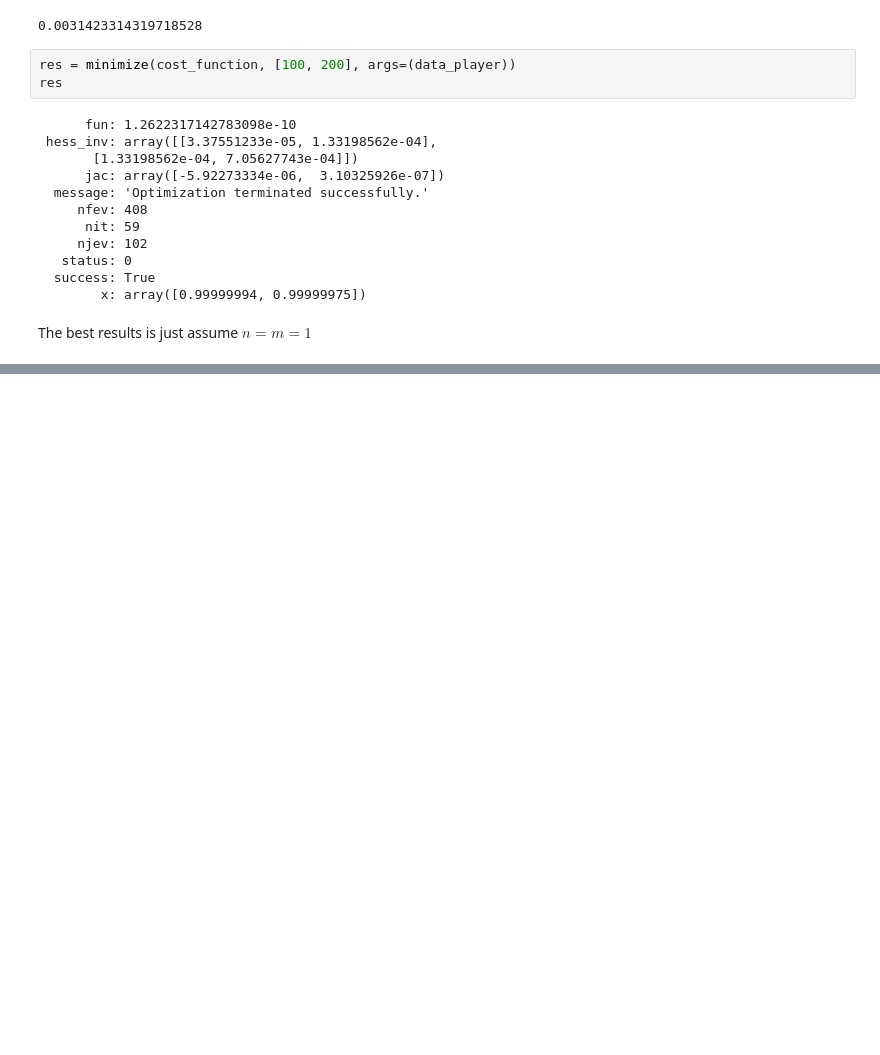
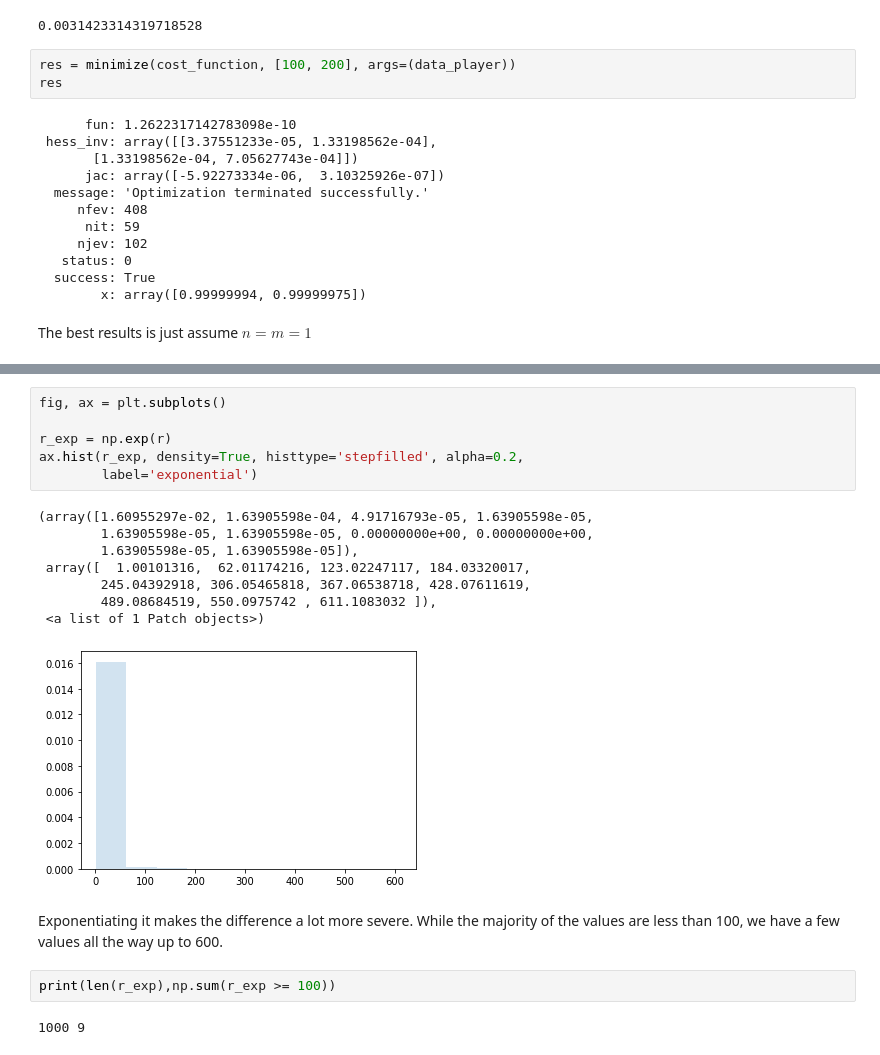
Before and after one commit to namnewyork21/Statistics, a Jupyter notebook: 21Q1_Bayesian for batting average.ipynb, the cells around one changed output, grey strips where cells are left out. Cells and saved outputs as stored; diff of their text form; blank space fills up the shorter version.

```diff
--- a/21Q1_Bayesian for batting average.ipynb
+++ b/21Q1_Bayesian for batting average.ipynb
@@ -232,0 +263,21 @@ The best results is just assume $n = m = 1$
+# %%
+fig, ax = plt.subplots()
+
+r_exp = np.exp(r)
+ax.hist(r_exp, density=True, histtype='stepfilled', alpha=0.2,
+        label='exponential')
+# %% [output]
+(array([1.60955297e-02, 1.63905598e-04, 4.91716793e-05, 1.63905598e-05,
+        1.63905598e-05, 1.63905598e-05, 0.00000000e+00, 0.00000000e+00,
+        1.63905598e-05, 1.63905598e-05]),
+ array([  1.00101316,  62.01174216, 123.02247117, 184.03320017,
+        245.04392918, 306.05465818, 367.06538718, 428.07611619,
+        489.08684519, 550.0975742 , 611.1083032 ]),
+ <a list of 1 Patch objects>)
+[figure, added]
+# %% [markdown]
+Exponentiating it makes the difference a lot more severe. While the majority of the values are less than 100, we have a few values all the way up to 600.
+# %%
+print(len(r_exp),np.sum(r_exp >= 100))
+# %% [output]
+1000 9
```
Also changed, not shown: parts of 5 cells of this notebook.
